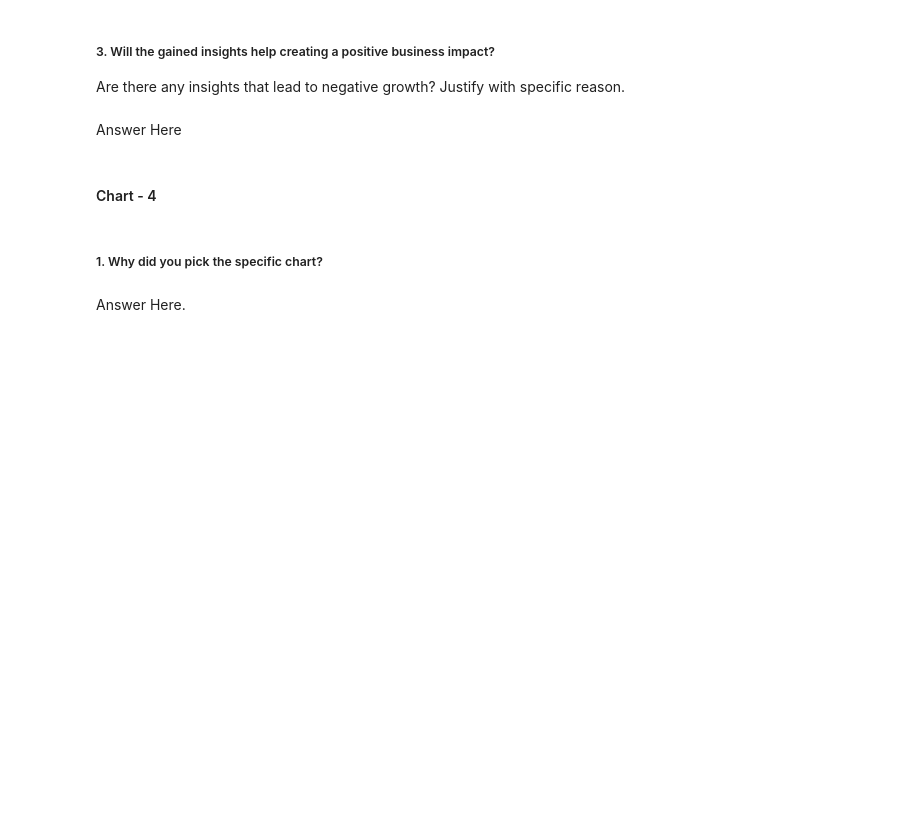
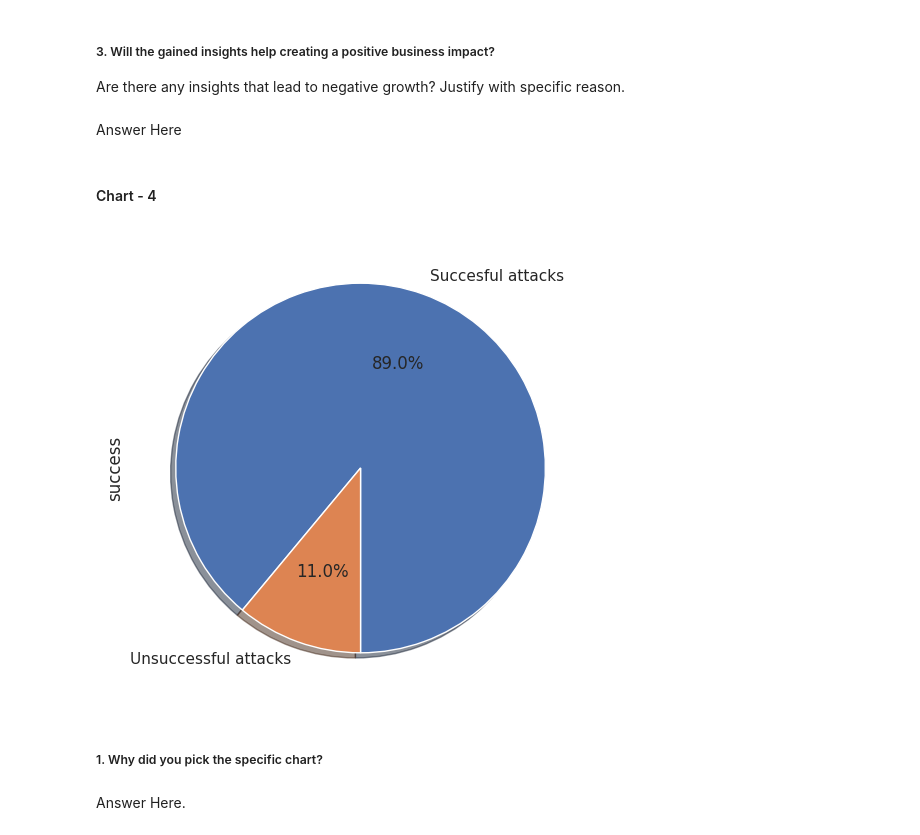
Before and after one commit to varshil009/Data-Visualization, a Jupyter notebook: global_terrorism_EDA.ipynb, the cells around one changed output. Saved outputs shown, nothing was run; the diff lists cells and outputs as text; code cells hidden in the pictures; blank space fills up the shorter version.

```diff
--- a/global_terrorism_EDA.ipynb
+++ b/global_terrorism_EDA.ipynb
@@ -586,3 +663,7 @@ Answer Here
+# %%
+plot.success(df_successful_nattacks)
+# %% [output]
+[figure, added]
 # %% [markdown]
 ##### 1. Why did you pick the specific chart?
 # %% [markdown]
```
Also changed, not shown: parts of 12 cells of this notebook.
